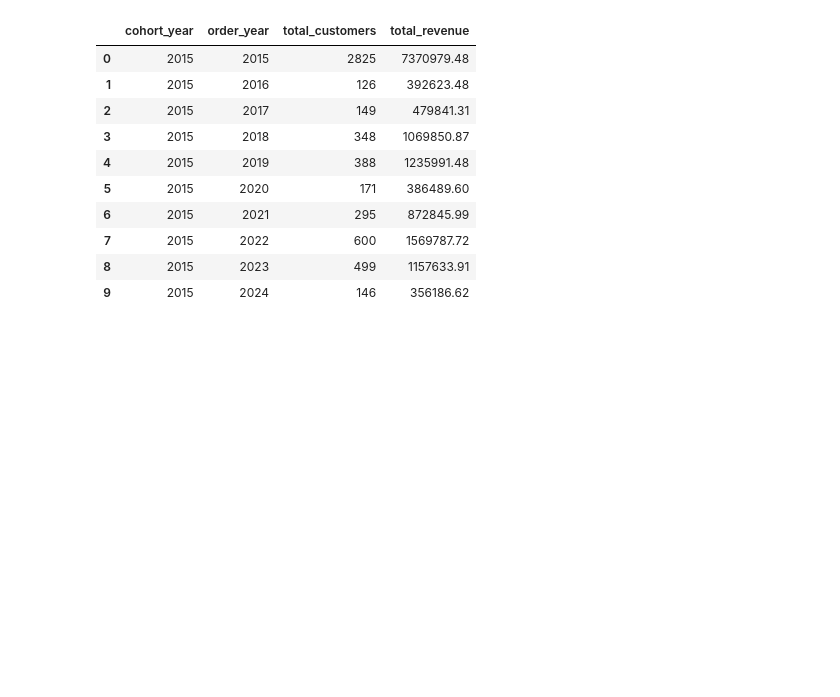
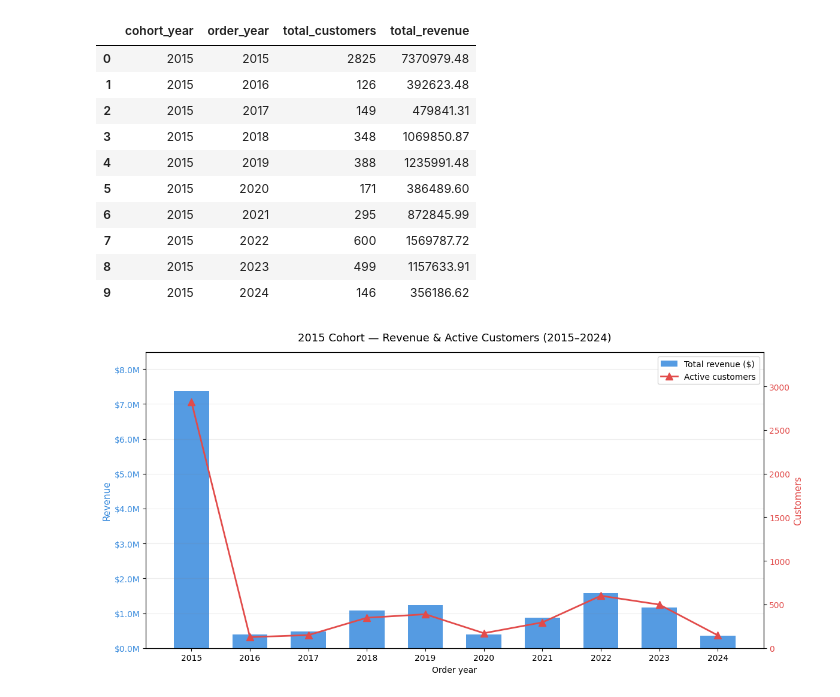
Before and after one commit to bonsoul/Data_Engineering101, a Jupyter notebook: Cohort_Analysis.ipynb, the cells around one changed output. Drawn from its saved outputs; the diff is of its cells as text; code cells hidden in the pictures; blank space fills up the shorter version.

```diff
--- a/Cohort_Analysis.ipynb
+++ b/Cohort_Analysis.ipynb
@@ -163,3 +163,48 @@ LIMIT 10
 | 7 | 2015 | 2022 | 600 | 1569787.72 |
 | 8 | 2015 | 2023 | 499 | 1157633.91 |
 | 9 | 2015 | 2024 | 146 | 356186.62 |
+# %%
+import pandas as pd
+import matplotlib.pyplot as plt
+import matplotlib.ticker as mticker
+import numpy as np
+
+data = {
+    'order_year': [2015, 2016, 2017, 2018, 2019, 2020, 2021, 2022, 2023, 2024],
+    'total_customers': [2825, 126, 149, 348, 388, 171, 295, 600, 499, 146],
+    'total_revenue': [7370979, 392623, 479841, 1069851, 1235991, 386490, 872846, 1569788, 1157634, 356187]
+}
+
+df = pd.DataFrame(data)
+
+fig, ax1 = plt.subplots(figsize=(12, 6))
+
+bars = ax1.bar(df['order_year'], df['total_revenue'], color='#378ADD', alpha=0.85, width=0.6, label='Total revenue ($)')
+ax1.set_ylabel('Revenue', color='#378ADD', fontsize=11)
+ax1.tick_params(axis='y', labelcolor='#378ADD')
+ax1.yaxis.set_major_formatter(mticker.FuncFormatter(lambda x, _: f'${x/1e6:.1f}M'))
+ax1.set_ylim(0, df['total_revenue'].max() * 1.15)
+
+ax2 = ax1.twinx()
+ax2.plot(df['order_year'], df['total_customers'], color='#E24B4A', linewidth=2,
+         marker='^', markersize=8, label='Active customers')
+ax2.set_ylabel('Customers', color='#E24B4A', fontsize=11)
+ax2.tick_params(axis='y', labelcolor='#E24B4A')
+ax2.set_ylim(0, df['total_customers'].max() * 1.2)
+
+ax1.set_xlabel('Order year')
+ax1.set_xticks(df['order_year'])
+ax1.grid(axis='y', color='gray', alpha=0.15)
+ax1.set_facecolor('white')
+fig.patch.set_facecolor('white')
+
+lines1, labels1 = ax1.get_legend_handles_labels()
+lines2, labels2 = ax2.get_legend_handles_labels()
+ax1.legend(lines1 + lines2, labels1 + labels2, loc='upper right', fontsize=10)
+
+plt.title('2015 Cohort — Revenue & Active Customers (2015–2024)', fontsize=13, pad=14)
+plt.tight_layout()
+plt.savefig('cohort_2015.png', dpi=150, bbox_inches='tight')
+plt.show()
+# %% [output]
+[figure, added]
```
